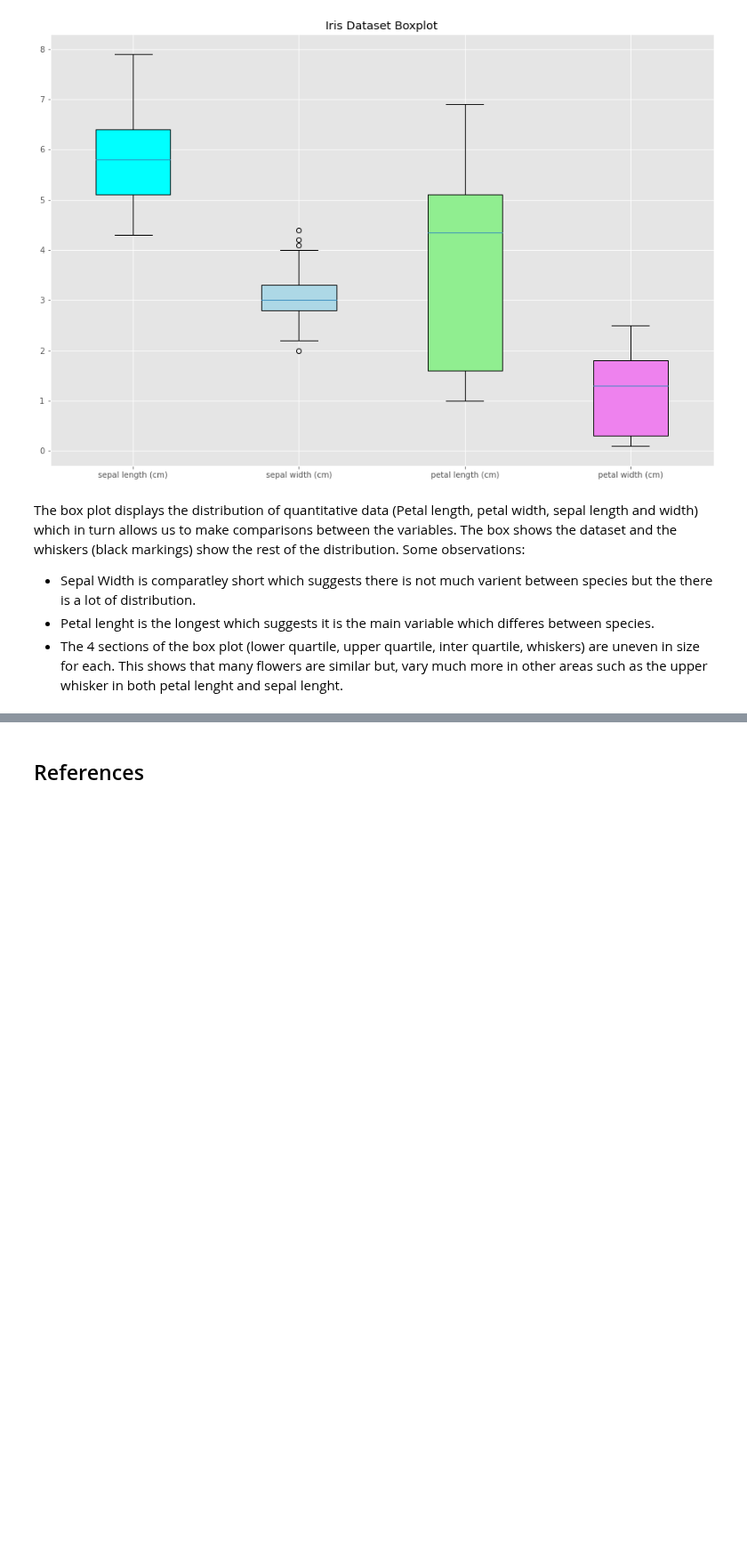
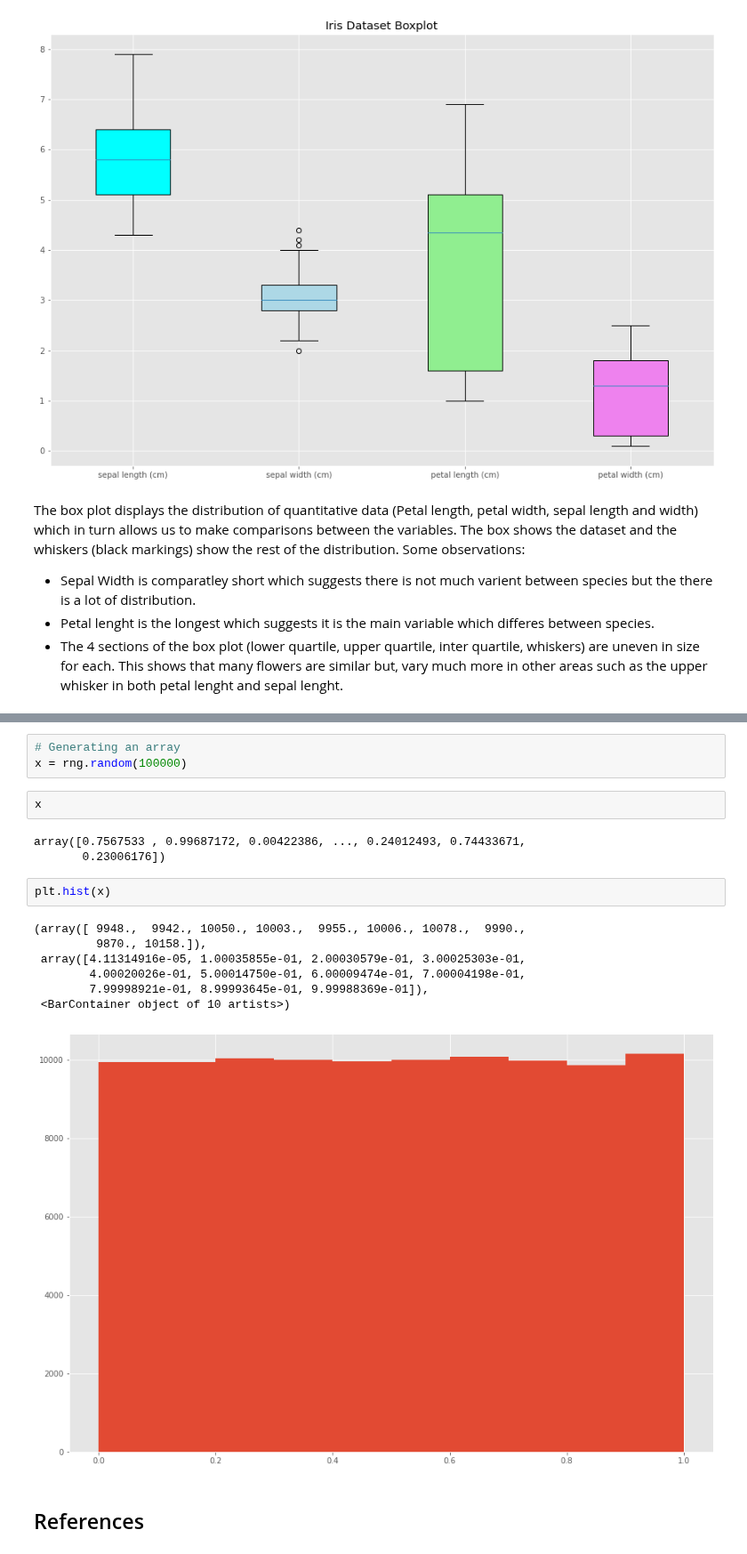
Before and after one commit to kmcd14/FofData-assessment, a Jupyter notebook: pyplot.ipynb, the cells around one changed output, grey strips where cells are left out. Shown at 89% size. Saved outputs shown, nothing was run; the diff lists cells and outputs as text; blank space fills up the shorter version.

Commit message:
added a discription of a histogram

```diff
--- a/pyplot.ipynb
+++ b/pyplot.ipynb
@@ -691,3 +708,21 @@ The box plot displays the distribution of quantitative data (Petal length, petal
+# %%
+# Generating an array
+x = rng.random(100000)
+# %%
+x
+# %% [output]
+array([0.7567533 , 0.99687172, 0.00422386, ..., 0.24012493, 0.74433671,
+       0.23006176])
+# %%
+plt.hist(x)
+# %% [output]
+(array([ 9948.,  9942., 10050., 10003.,  9955., 10006., 10078.,  9990.,
+         9870., 10158.]),
+ array([4.11314916e-05, 1.00035855e-01, 2.00030579e-01, 3.00025303e-01,
+        4.00020026e-01, 5.00014750e-01, 6.00009474e-01, 7.00004198e-01,
+        7.99998921e-01, 8.99993645e-01, 9.99988369e-01]),
+ <BarContainer object of 10 artists>)
+[figure, added]
 # %% [markdown]
 ## References
 # %% [markdown]
```
Also changed, not shown: parts of 2 cells of this notebook.
